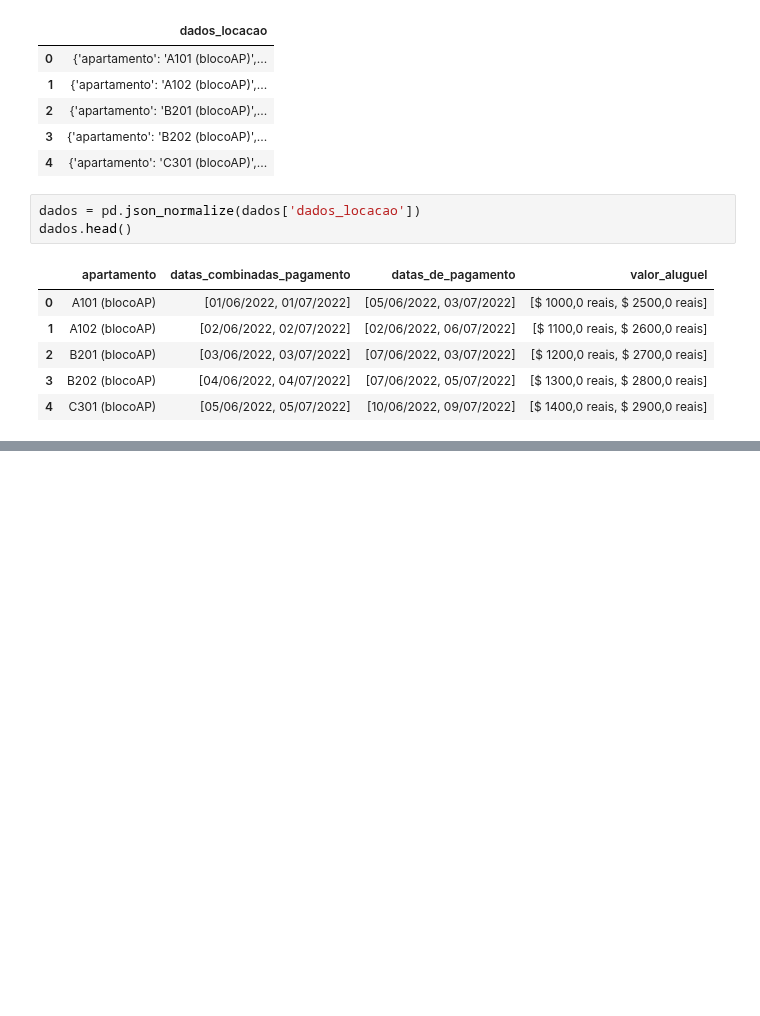
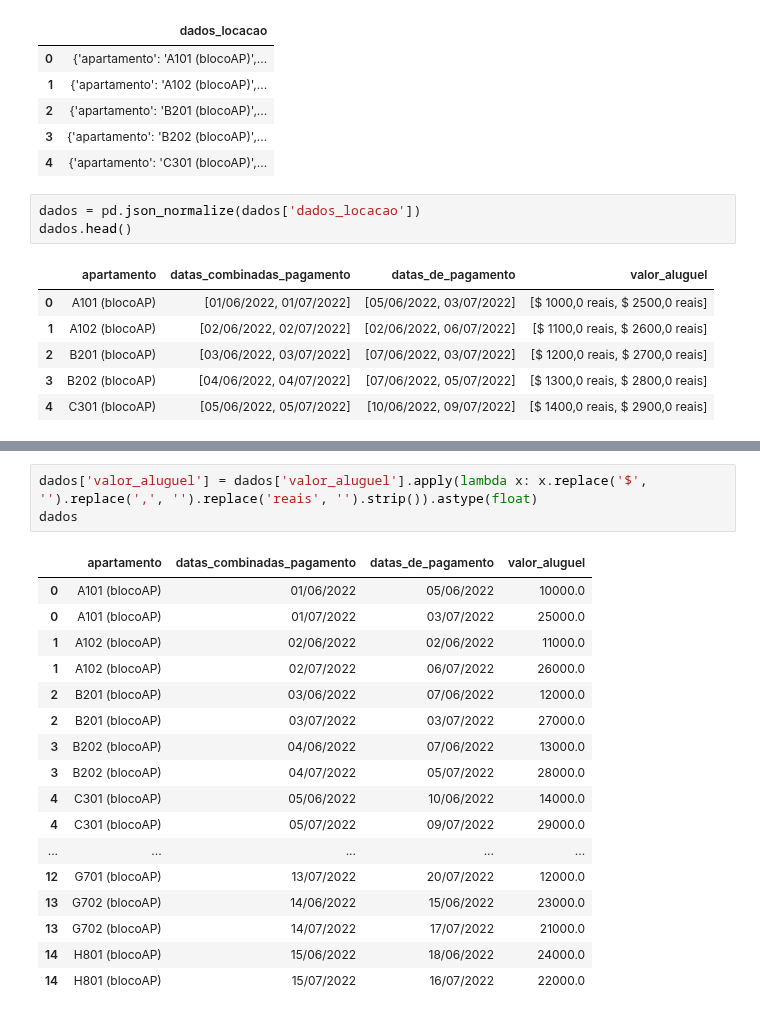
Before and after one commit to rafaelreisramos/oracle-one, a Jupyter notebook: pandas-transformacao-manipulacao-dados/desafio_administracao_condominios.ipynb, the cells around one changed output, grey strips where cells are left out. Saved outputs shown, nothing was run; the diff lists cells and outputs as text; blank space fills up the shorter version.

```diff
--- a/pandas-transformacao-manipulacao-dados/desafio_administracao_condominios.ipynb
+++ b/pandas-transformacao-manipulacao-dados/desafio_administracao_condominios.ipynb
@@ -31,0 +82,21 @@ dados.head()
+# %%
+dados['valor_aluguel'] = dados['valor_aluguel'].apply(lambda x: x.replace('$', '').replace(',', '').replace('reais', '').strip()).astype(float)
+dados
+# %% [output]
+|  | apartamento | datas_combinadas_pagamento | datas_de_pagamento | valor_aluguel |
+| 0 | A101 (blocoAP) | 01/06/2022 | 05/06/2022 | 10000.0 |
+| 0 | A101 (blocoAP) | 01/07/2022 | 03/07/2022 | 25000.0 |
+| 1 | A102 (blocoAP) | 02/06/2022 | 02/06/2022 | 11000.0 |
+| 1 | A102 (blocoAP) | 02/07/2022 | 06/07/2022 | 26000.0 |
+| 2 | B201 (blocoAP) | 03/06/2022 | 07/06/2022 | 12000.0 |
+| 2 | B201 (blocoAP) | 03/07/2022 | 03/07/2022 | 27000.0 |
+| 3 | B202 (blocoAP) | 04/06/2022 | 07/06/2022 | 13000.0 |
+| 3 | B202 (blocoAP) | 04/07/2022 | 05/07/2022 | 28000.0 |
+| 4 | C301 (blocoAP) | 05/06/2022 | 10/06/2022 | 14000.0 |
+| 4 | C301 (blocoAP) | 05/07/2022 | 09/07/2022 | 29000.0 |
+| ... | ... | ... | ... | ... |
+| 12 | G701 (blocoAP) | 13/07/2022 | 20/07/2022 | 12000.0 |
+| 13 | G702 (blocoAP) | 14/06/2022 | 15/06/2022 | 23000.0 |
+| 13 | G702 (blocoAP) | 14/07/2022 | 17/07/2022 | 21000.0 |
+| 14 | H801 (blocoAP) | 15/06/2022 | 18/06/2022 | 24000.0 |
+| 14 | H801 (blocoAP) | 15/07/2022 | 16/07/2022 | 22000.0 |
```
Also changed, not shown: parts of 4 cells of this notebook.
